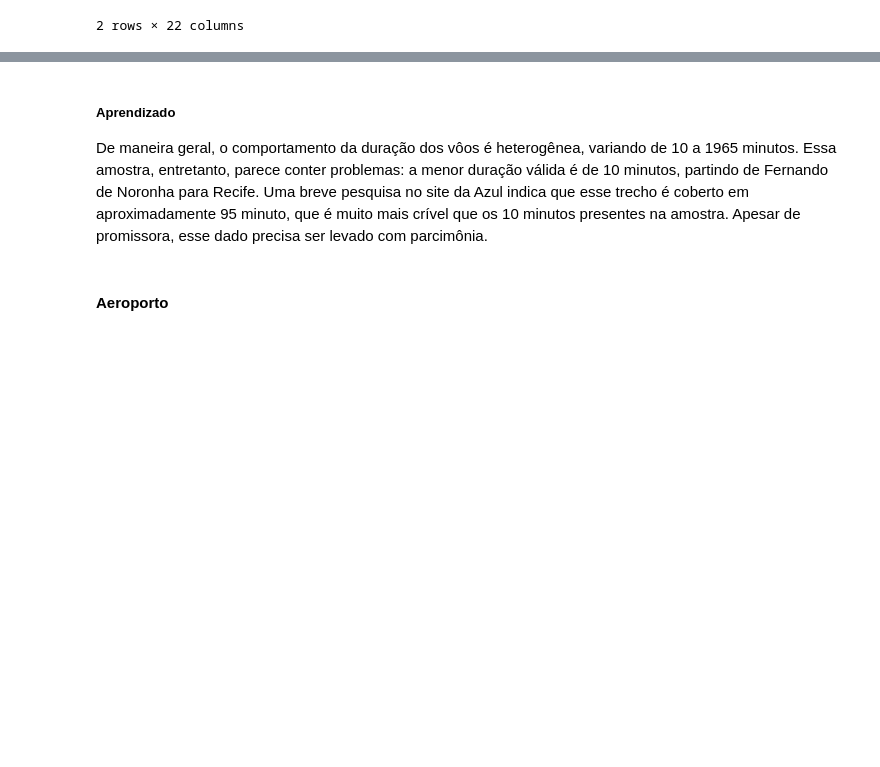
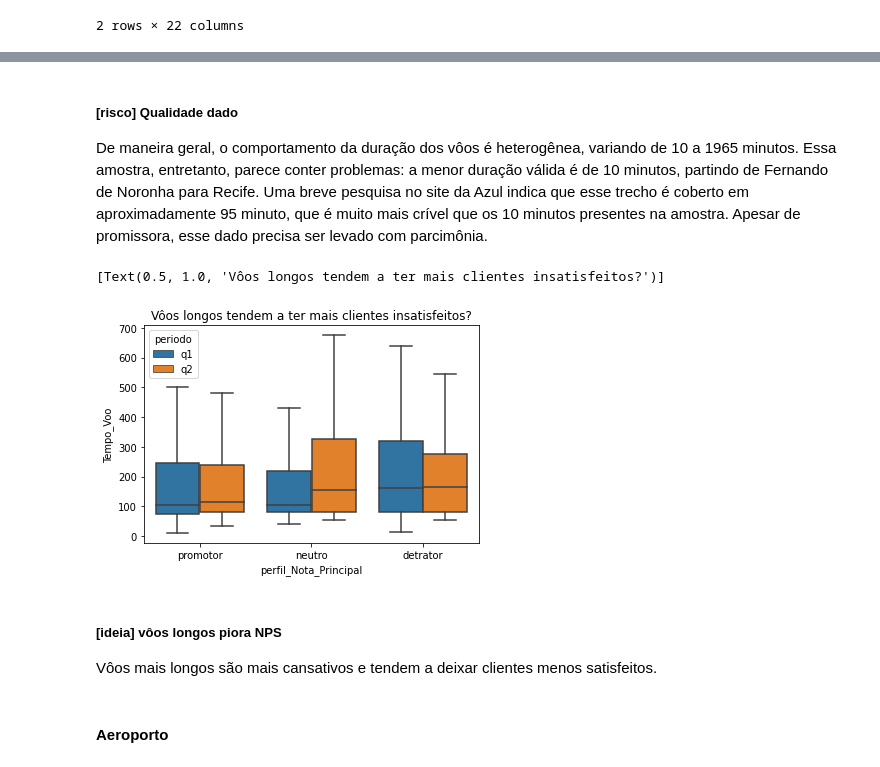
Before and after one commit to rknagao/azul, a Jupyter notebook: notebook.ipynb, the cells around one changed output, grey strips where cells are left out. Saved outputs shown, nothing was run; the diff lists cells and outputs as text; code cells hidden in the pictures; blank space fills up the shorter version.

```diff
--- a/notebook.ipynb
+++ b/notebook.ipynb
@@ -277,6 +324,16 @@ df_nps.loc[df_nps['Tempo_Voo'] == df_nps['Tempo_Voo'].min()]
 # %% [markdown]
-##### Aprendizado
+##### [risco] Qualidade dado
 De maneira geral, o comportamento da duração dos vôos é heterogênea, variando de 10 a 1965 minutos. Essa amostra, entretanto, parece conter problemas: a menor duração válida é de 10 minutos, partindo de Fernando de Noronha para Recife. Uma breve pesquisa no site da Azul indica que esse trecho é coberto em aproximadamente 95 minuto, que é muito mais crível que os 10 minutos presentes na amostra. Apesar de promissora, esse dado precisa ser levado com parcimônia.
+# %%
+# Será que a duração de vôo influencia na satisfação do cliente?
+fig = sns.boxplot(data=df_nps, x='perfil_Nota_Principal', y='Tempo_Voo', hue='periodo', showfliers=False)
+fig.set(title='Vôos longos tendem a ter mais clientes insatisfeitos?')
+# %% [output]
+[Text(0.5, 1.0, 'Vôos longos tendem a ter mais clientes insatisfeitos?')]
+[figure, added]
+# %% [markdown]
+##### [ideia] vôos longos piora NPS
+Vôos mais longos são mais cansativos e tendem a deixar clientes menos satisfeitos.
 # %% [markdown]
 #### Aeroporto
 # %%
```
Also changed, not shown: parts of 60 cells of this notebook, 1 other file.
